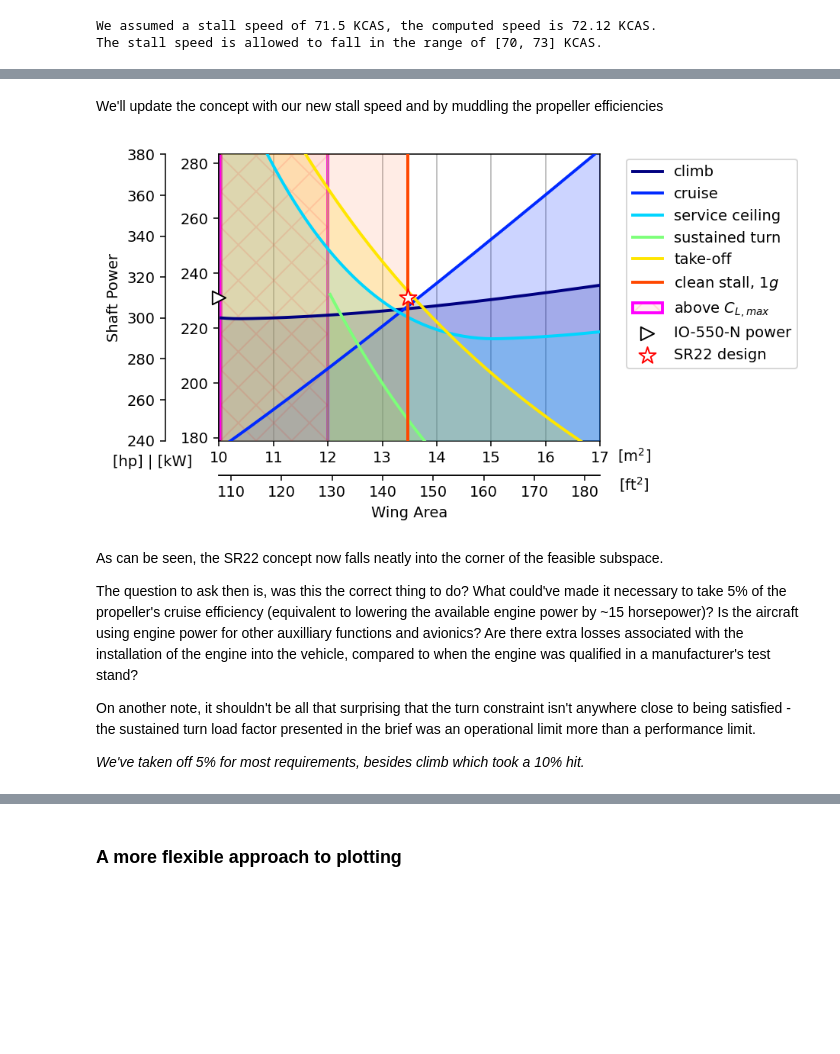
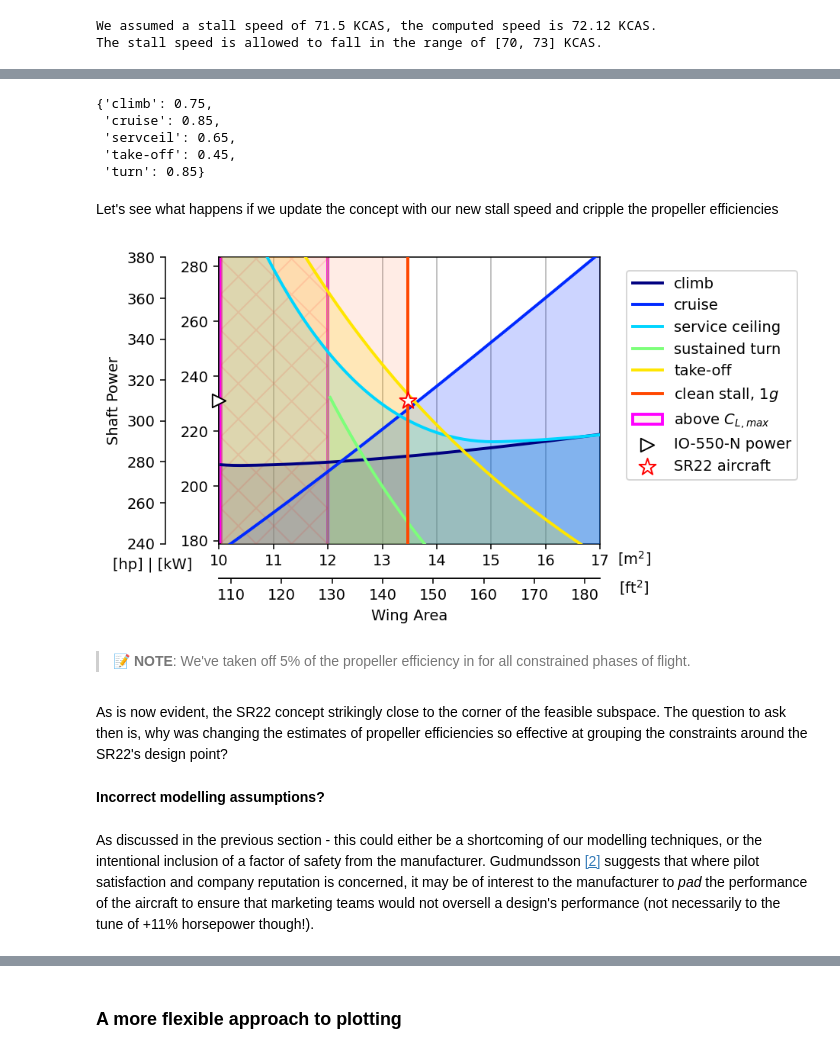
Before and after one commit to yaseen157/ADRpy, a Jupyter notebook: docs/ADRpy/notebooks/Example - Constraint Analysis of the Cirrus SR22.ipynb, the cells around one changed output, grey strips where cells are left out. Cells and saved outputs as stored; diff of their text form; code cells hidden in the pictures; blank space fills up the shorter version.

```diff
--- a/docs/ADRpy/notebooks/Example - Constraint Analysis of the Cirrus SR22.ipynb
+++ b/docs/ADRpy/notebooks/Example - Constraint Analysis of the Cirrus SR22.ipynb
@@ -128,7 +128,7 @@ We can further constrain the design space by applying a limit to the available s
 At the conceptual stage this may come from a general idea of the spread of power ratings across aircraft of similar types, or the known availability in a number of *off-the-shelf* solutions from engine manufacturers.
 In this case we know for example, that the Cirrus SR22 uses a *Teledyne Continental IO-550-N*, rated for 310 horsepower in standard, sea-level conditions.
 # %%
-ratedpower_w = uc.hp_W(310)
+io550n_ratedpower_w = uc.hp_W(310)
 # %% [markdown]
 The `plot_constraints` methods returns both the matplotlib `Figure` and `Axes` objects used to draw the diagram.
 
@@ -138,8 +138,8 @@ It's worth noting that the `Axes` object is always constructed with SI base unit
 # %%
 designarea_m2 = uc.ft2_m2(145)  # We happen to know the design wing area of the SR22
 
-def plot_sr22():
-    fig, ax = concept.plot_constraints(ws_pa)  # Make a fresh plot
+def plot_sr22(aircraftconcept):
+    fig, ax = aircraftconcept.plot_constraints(ws_pa)  # Make a fresh plot
 
     # Optionally: Zoom in so we can see the constraint up close
     # Do this now, otherwise our use of clip_on=False will cause markers to plot incorrectly later
@@ -150,11 +150,11 @@ def plot_sr22():
 
     # Using clip_on=False lets us put markers anywhere in the figure, including outside the plot area
     common = {"fc": "white", "clip_on": False, "zorder": 100}
-    ax.scatter(xaxis_limit_l, ratedpower_w, marker=">", ec="k", s=80, label="IO-550-N power", **common)
-    ax.scatter(designarea_m2, ratedpower_w, marker="*", ec="r", s=140, label="SR22 design", **common)
+    ax.scatter(xaxis_limit_l, io550n_ratedpower_w, marker=">", ec="k", s=80, label="IO-550-N power", **common)
+    ax.scatter(designarea_m2, io550n_ratedpower_w, marker="*", ec="r", s=140, label="SR22 aircraft", **common)
 
     ax.remake_legend()  # Refresh the legend with this custom method
-    return
+    return fig, ax
 
-plot_sr22()
+plot_sr22(concept);
 # %% [output]
@@ -215,35 +221,42 @@ concept.performance.eta_prop
+# %%
+# Even though we defined a cruise efficiency of 85%, this is the same as the default value
+concept.performance.eta_prop
+# %% [output]
+{'climb': 0.75,
+ 'cruise': 0.85,
+ 'servceil': 0.65,
+ 'take-off': 0.45,
+ 'turn': 0.85}
 # %% [markdown]
-We'll update the concept with our new stall speed and by muddling the propeller efficiencies
+Let's see what happens if we update the concept with our new stall speed and cripple the propeller efficiencies
 # %%
-# Update our stall prediction
+# Update our stall prediction. We're confident in this, so update the original design brief
 designbrief.update({"vstallclean_kcas": VS1_ktas})
 
-# Take a guess at some propeller efficiencies that somewhat scale with airspeed
-eta_prop = {"cruise":0.80, "turn": 0.80, "climb": 0.65, "servceil": 0.60, "take-off": 0.40}
-designperformance.update({"eta_prop": eta_prop})
+# Take a guess at some propeller efficiencies, and stick them in a new test dictionary
+eta_prop = {"climb": 0.70, "cruise":0.80, "servceil": 0.60, "take-off": 0.40, "turn": 0.80}
+adjusted_performance = {**designperformance, "eta_prop": eta_prop}
 
-concept = ca.AircraftConcept(
+# Create our test concept to visualise
+adjusted_concept = ca.AircraftConcept(
     brief=designbrief,
     design=designdefinition,
-    performance=designperformance,
+    performance=adjusted_performance,
     atmosphere=designatm,
     propulsion=designpropulsion
 )
 
-plot_sr22()
+plot_sr22(adjusted_concept);
 # %% [output]
-[figure, old version]
+[figure, new version]
-# %% [markdown]
-As can be seen, the SR22 concept now falls neatly into the corner of the feasible subspace.
-
-The question to ask then is, was this the correct thing to do?
-What could've made it necessary to take 5% of the propeller's cruise efficiency (equivalent to lowering the available engine power by ~15 horsepower)?
-Is the aircraft using engine power for other auxilliary functions and avionics?
-Are there extra losses associated with the installation of the engine into the vehicle, compared to when the engine was qualified in a manufacturer's test stand?
-
-On another note, it shouldn't be all that surprising that the turn constraint isn't anywhere close to being satisfied - the sustained turn load factor presented in the brief was an operational limit more than a performance limit.
-
-*We've taken off 5% for most requirements, besides climb which took a 10% hit.*
-
-<!-- The SR22 was certified for flight in the year 2000; this would to a development process that likely decided on Continental's latest engine: The IO-550-N (certified in 1996).
-The IO-550-L (1988) and IO-550-E (1989) preceded the N-variant, but produced only 300 hp each (and were also about +4 and +9 kg heavier, respectively). -->
+# %% [markdown]
+> 📝 **NOTE**:
+> We've taken off 5% of the propeller efficiency in for all constrained phases of flight.
+# %% [markdown]
+As is now evident, the SR22 concept strikingly close to the corner of the feasible subspace.
+The question to ask then is, why was changing the estimates of propeller efficiencies so effective at grouping the constraints around the SR22's design point?
+# %% [markdown]
+**Incorrect modelling assumptions?**
+# %% [markdown]
+As discussed in the previous section - this could either be a shortcoming of our modelling techniques, or the intentional inclusion of a factor of safety from the manufacturer.
+Gudmundsson [[2]](#References) suggests that where pilot satisfaction and company reputation is concerned, it may be of interest to the manufacturer to *pad* the performance of the aircraft to ensure that marketing teams would not oversell a design's performance (not necessarily to the tune of +11% horsepower though!).
```
Also changed, not shown: parts of 29 cells of this notebook, 11 other files.
